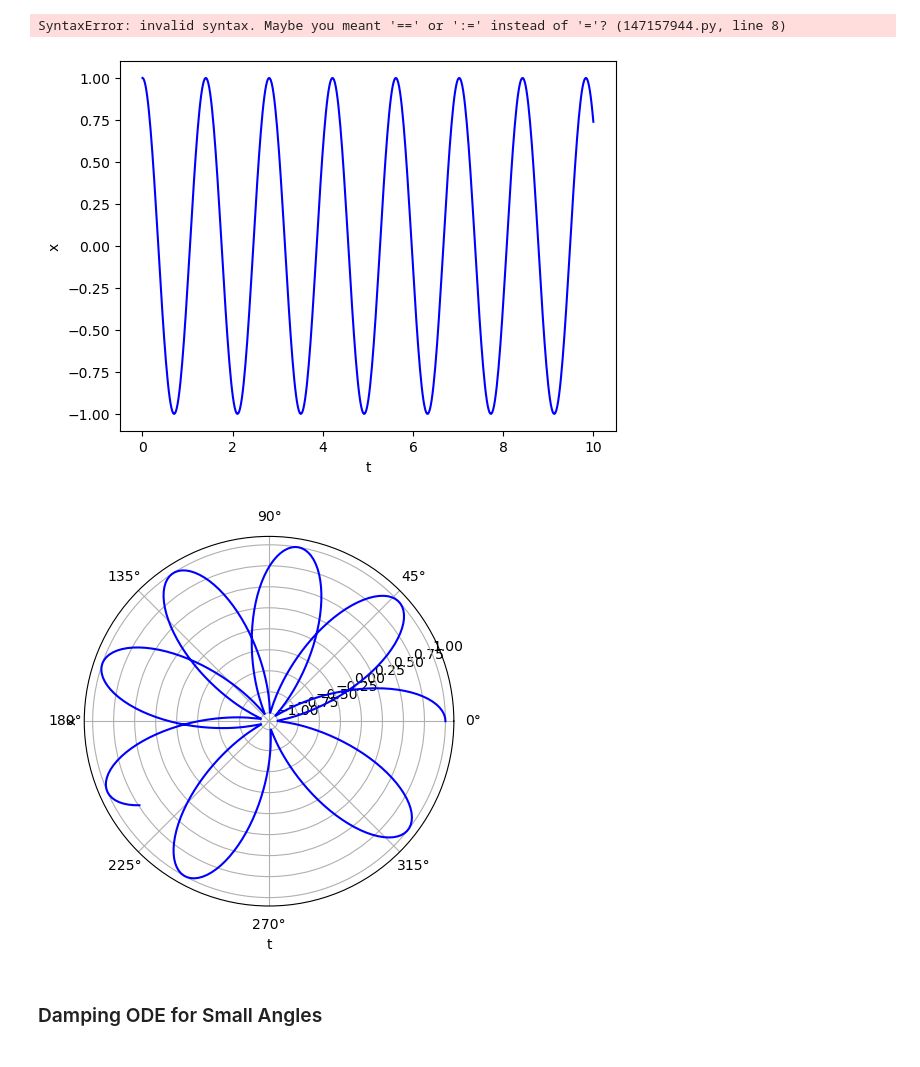
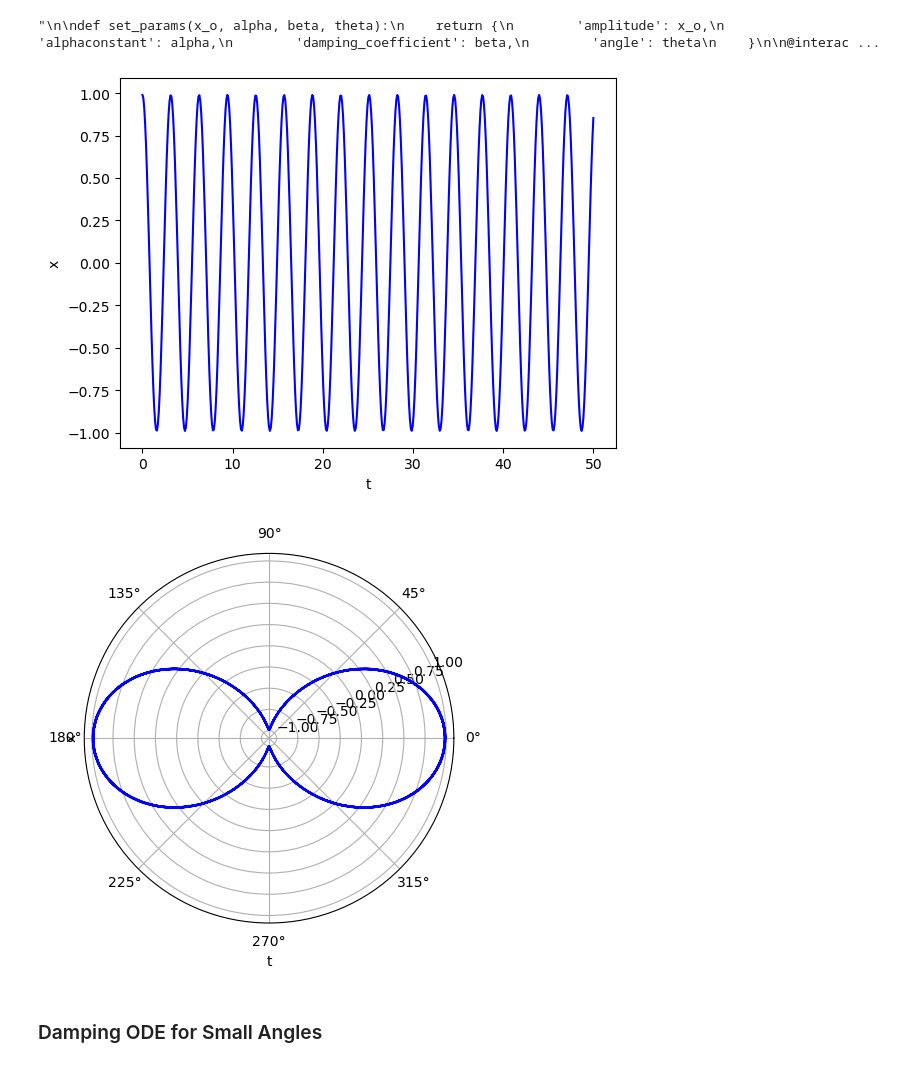
Before and after one commit to drraurau/Browndwarfs_Cloud, a Jupyter notebook: ODEequations.ipynb, the cells around one changed output. Drawn from its saved outputs; the diff is of its cells as text; code cells hidden in the pictures.

```diff
--- a/ODEequations.ipynb
+++ b/ODEequations.ipynb
@@ -7,48 +7,66 @@ from ipywidgets import interact
 #Configure the parameters
 
 
-def set_params(x_o, alpha, beta):
-    return {'amplitude': x_o, 'alphaconstant' : alpha, 'damping_coefficient' : beta}
+def set_params(x_o, alpha, beta, phase):
+
+    return {'amplitude': x_o, 'alphaconstant' : alpha, 'damping_coefficient' : beta, 'phase': phase}
 
 
-params = set_params(1, 10, 0.5)
 
 
-t = np.linspace(0,10,500)
+#params = @interact(params = set_params(0.1, 5, 0.05), params = set_params(0, 15, 0.1), params = set_params(0, 5, 0.1), params = set_params(0, 2*np.pi, 0.1))
+
+params = set_params(0.99, 2, 0.2,np.pi/2)
+
+
+
+t = np.linspace(0,50,500)
+
+
+
+"""
+
+def set_params(x_o, alpha, beta, theta):
+    return {
+        'amplitude': x_o,
+        'alphaconstant': alpha,
+        'damping_coefficient': beta,
+        'angle': theta
+    }
+
+@interact(x_o=(0.0, 1.0, 0.1), alpha=(1, 15, 1), beta=(0.0, 0.1, 0.01), theta=(0, 2*np.pi, 0.1))
+def params(x_o=0.1, alpha=5, beta=0.05, theta=0):
+    p = set_params(x_o, alpha, beta, theta)
+    print(p)
+"""
+# %% [output]
+"\n\ndef set_params(x_o, alpha, beta, theta):\n    return {\n        'amplitude': x_o,\n        'alphaconstant': alpha,\n        'damping_coefficient': beta,\n        'angle': theta\n    }\n\n@interac ...
 # %%
+
+
 def x(params, t, k = 0, gamma =  0):
 
     #defining parameters
     x_o = params['amplitude']
     alpha = params['alphaconstant']
 
     #equation
-    p, k= 0 , gamma=
     omega = np.sqrt(2*alpha) - k*gamma
     theta = omega*t
+    return x_o* np.exp(1j*theta)
 
 
-    return x_o* np.exp(1j*theta)
+plt.plot(t,x(params,t), color="blue")
+plt.xlabel('t'); plt.ylabel('x')
+plt.show()
+
+
+plt.polar(t,x(params,t), color="blue")
+plt.xlabel('t'); plt.ylabel('x')
+plt.show()
 # %% [output]
-SyntaxError: invalid syntax. Maybe you meant '==' or ':=' instead of '='? (147157944.py, line 8)
+[figure, added]
+[figure, added]
-# %%
-plt.plot(t,x(params,t), color="blue")
-
-
-
-
-plt.xlabel('t'); plt.ylabel('x')
-
-plt.show()
-
-
-plt.polar(t,x(params,t), color="blue")
-plt.xlabel('t'); plt.ylabel('x')
-
-plt.show()
-# %% [output]
-[figure, removed]
-[figure, removed]
 # %% [markdown]
 ### Damping ODE for Small Angles
 # %%
```
Also changed, not shown: parts of 5 cells of this notebook.
